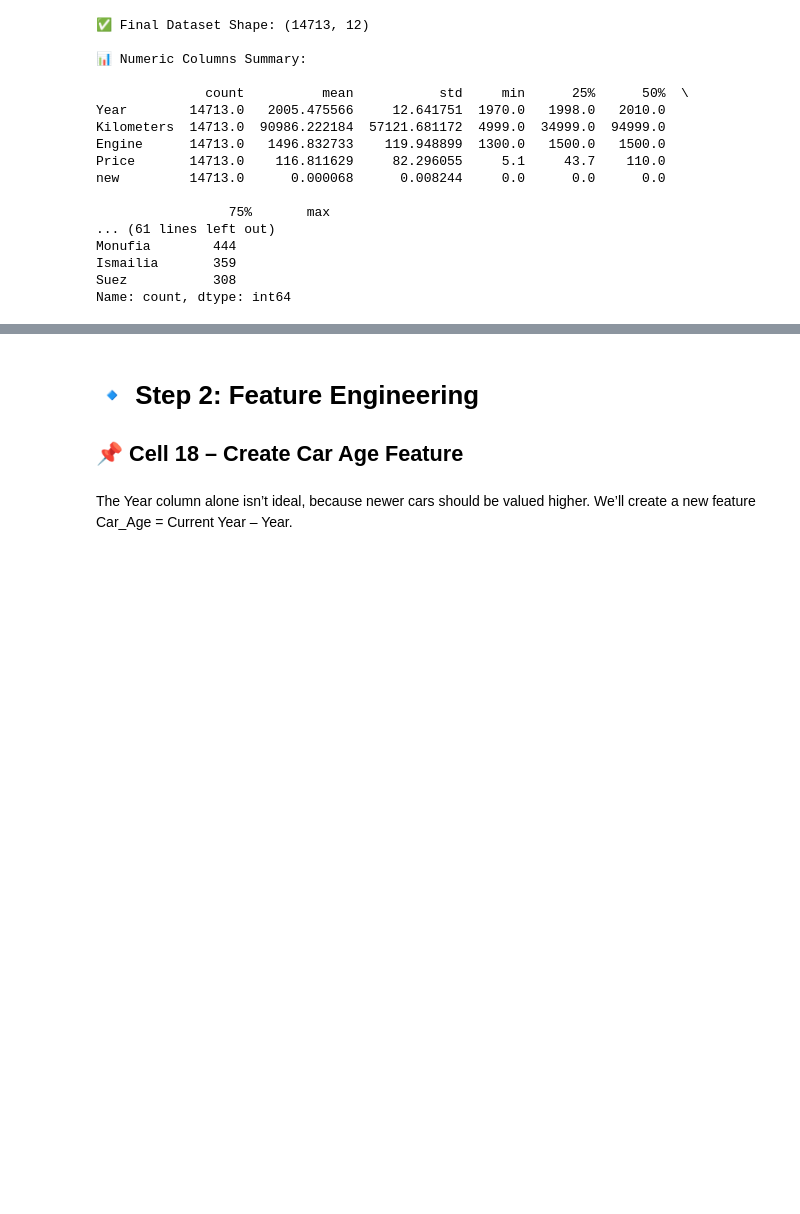
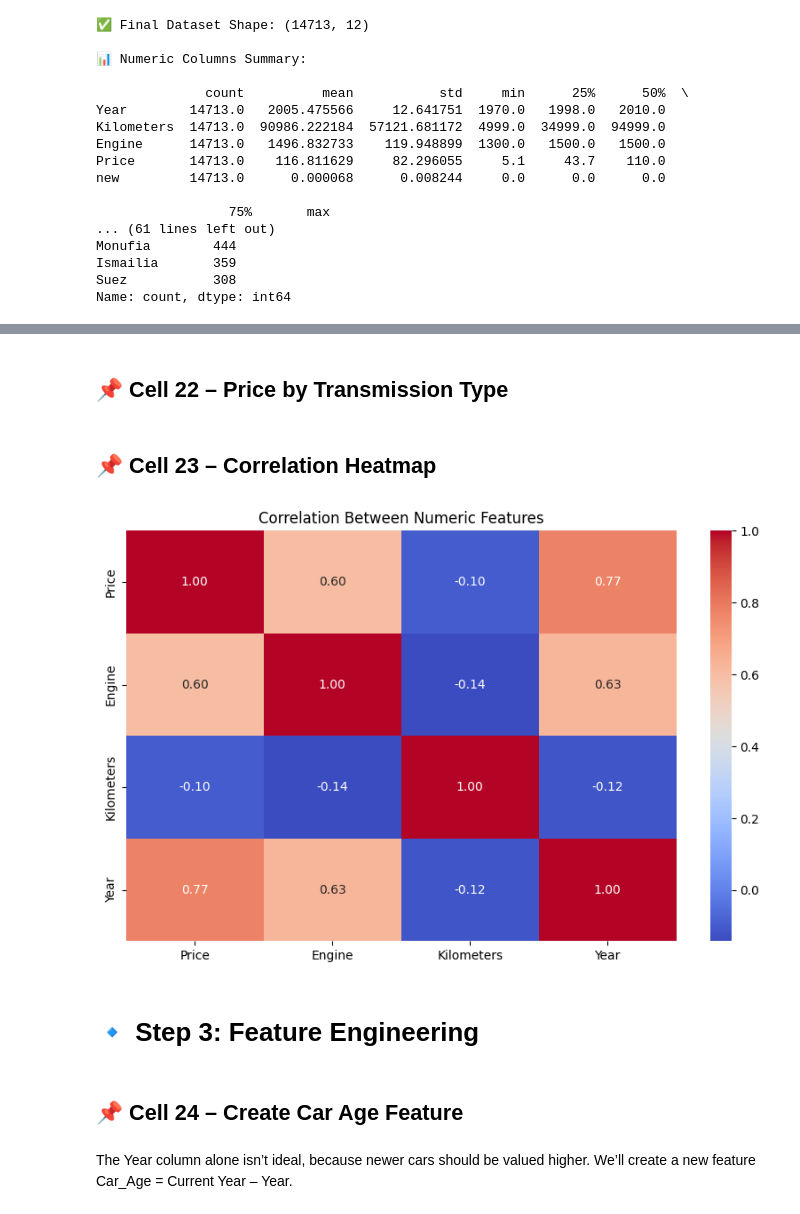
Before and after one commit to omarkhaled1000/Used_Egyptian_Cars_Price_Predictor_ML_Project, a Jupyter notebook: Used_Egyptian_Cars_Price_Predictor_ML_Project.ipynb, the cells around one changed output, grey strips where cells are left out. Drawn from its saved outputs; the diff is of its cells as text; code cells hidden in the pictures; blank space fills up the shorter version.

```diff
--- a/Used_Egyptian_Cars_Price_Predictor_ML_Project.ipynb
+++ b/Used_Egyptian_Cars_Price_Predictor_ML_Project.ipynb
@@ -438,0 +496,2 @@ Name: count, dtype: int64
+# %% [markdown]
+## 📌 Cell 22 – Price by Transmission Type
@@ -439,6 +505,18 @@ Name: count, dtype: int64
+# %% [markdown]
+## 📌 Cell 23 – Correlation Heatmap
+# %%
+# Cell 23: Correlation heatmap
+plt.figure(figsize=(10,6))
+corr = df[['Price','Engine','Kilometers','Year']].corr()
+sns.heatmap(corr, annot=True, cmap="coolwarm", fmt=".2f")
+plt.title("Correlation Between Numeric Features")
+plt.show()
+# %% [output]
+[figure, added]
+# %% [markdown]
+# 🔹 Step 3: Feature Engineering
 # %% [markdown]
-# 🔹 Step 2: Feature Engineering
-## 📌 Cell 18 – Create Car Age Feature
+## 📌 Cell 24 – Create Car Age Feature
 # %% [markdown]
 The Year column alone isn’t ideal, because newer cars should be valued higher.
 We’ll create a new feature Car_Age = Current Year – Year.
```
Also changed, not shown: parts of 114 cells of this notebook, 1 other file.
